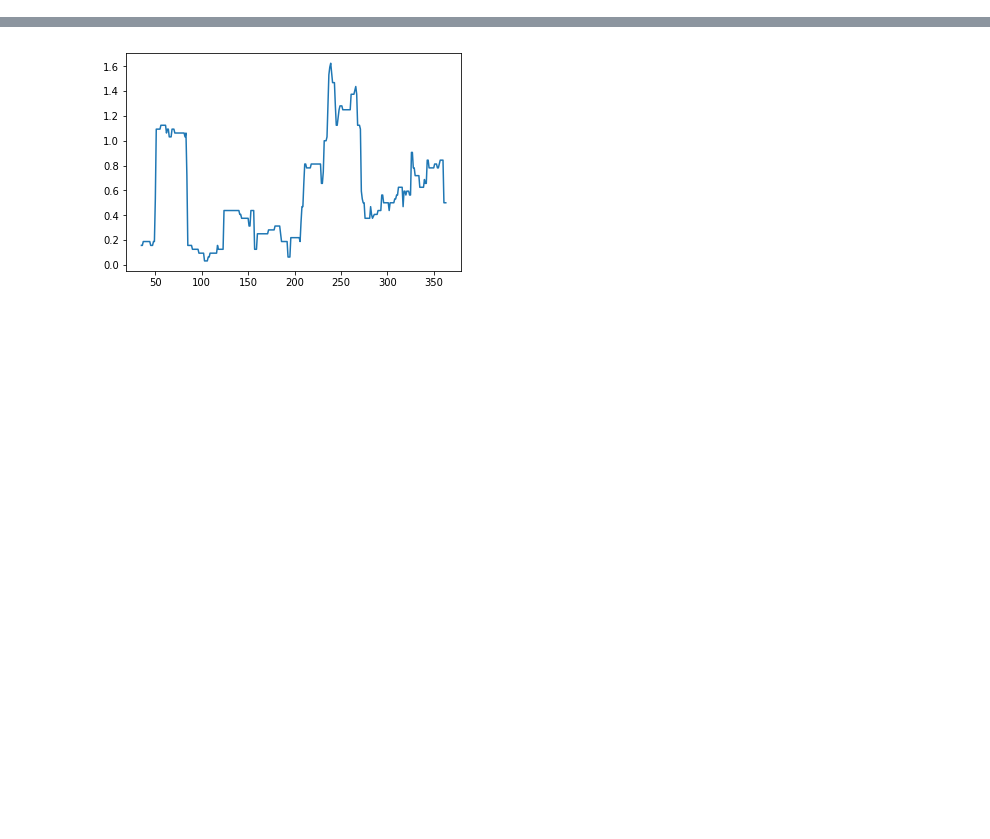
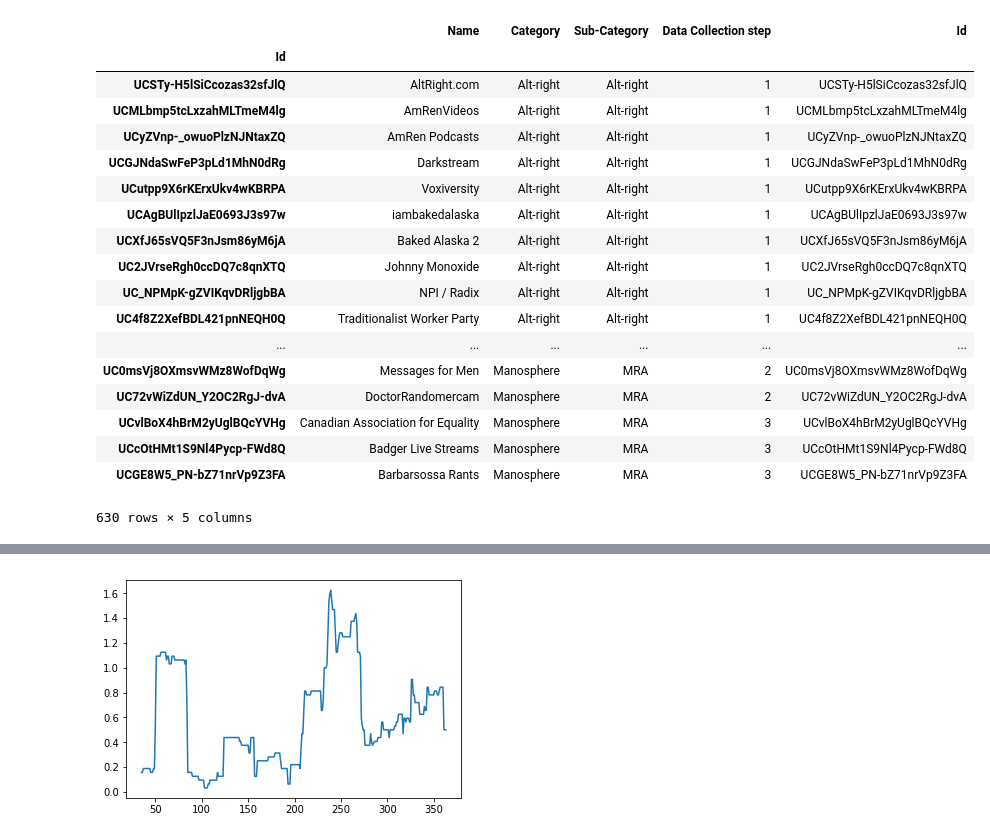
Before and after one commit to EwertonDCSilv/radicalization_data_collection, a Jupyter notebook: youtube_tools/initial_analysis.ipynb, the cells around one changed output, grey strips where cells are left out. Cells and saved outputs as stored; diff of their text form; code cells hidden in the pictures; blank space fills up the shorter version.

```diff
--- a/youtube_tools/initial_analysis.ipynb
+++ b/youtube_tools/initial_analysis.ipynb
@@ -18,3 +18,25 @@ cate_dict = tmp["category"]
+# %%
+df_channels
+# %% [output]
+|  | Name | Category | Sub-Category | Data Collection step | Id |
+| Id |  |  |  |  |  |
+| UCSTy-H5lSiCcozas32sfJlQ | AltRight.com | Alt-right | Alt-right | 1 | UCSTy-H5lSiCcozas32sfJlQ |
+| UCMLbmp5tcLxzahMLTmeM4lg | AmRenVideos | Alt-right | Alt-right | 1 | UCMLbmp5tcLxzahMLTmeM4lg |
+| UCyZVnp-_owuoPlzNJNtaxZQ | AmRen Podcasts | Alt-right | Alt-right | 1 | UCyZVnp-_owuoPlzNJNtaxZQ |
+| UCGJNdaSwFeP3pLd1MhN0dRg | Darkstream | Alt-right | Alt-right | 1 | UCGJNdaSwFeP3pLd1MhN0dRg |
+| UCutpp9X6rKErxUkv4wKBRPA | Voxiversity | Alt-right | Alt-right | 1 | UCutpp9X6rKErxUkv4wKBRPA |
+| UCAgBUlIpzlJaE0693J3s97w | iambakedalaska | Alt-right | Alt-right | 1 | UCAgBUlIpzlJaE0693J3s97w |
+| UCXfJ65sVQ5F3nJsm86yM6jA | Baked Alaska 2 | Alt-right | Alt-right | 1 | UCXfJ65sVQ5F3nJsm86yM6jA |
+| UC2JVrseRgh0ccDQ7c8qnXTQ | Johnny Monoxide | Alt-right | Alt-right | 1 | UC2JVrseRgh0ccDQ7c8qnXTQ |
+| UC_NPMpK-gZVIKqvDRljgbBA | NPI / Radix | Alt-right | Alt-right | 1 | UC_NPMpK-gZVIKqvDRljgbBA |
+| UC4f8Z2XefBDL421pnNEQH0Q | Traditionalist Worker Party | Alt-right | Alt-right | 1 | UC4f8Z2XefBDL421pnNEQH0Q |
+| ... | ... | ... | ... | ... | ... |
+| UC0msVj8OXmsvWMz8WofDqWg | Messages for Men | Manosphere | MRA | 2 | UC0msVj8OXmsvWMz8WofDqWg |
+| UC72vWiZdUN_Y2OC2RgJ-dvA | DoctorRandomercam | Manosphere | MRA | 2 | UC72vWiZdUN_Y2OC2RgJ-dvA |
+| UCvlBoX4hBrM2yUglBQcYVHg | Canadian Association for Equality | Manosphere | MRA | 3 | UCvlBoX4hBrM2yUglBQcYVHg |
+| UCcOtHMt1S9Nl4Pycp-FWd8Q | Badger Live Streams | Manosphere | MRA | 3 | UCcOtHMt1S9Nl4Pycp-FWd8Q |
+| UCGE8W5_PN-bZ71nrVp9Z3FA | Barbarsossa Rants | Manosphere | MRA | 3 | UCGE8W5_PN-bZ71nrVp9Z3FA |
+630 rows × 5 columns
 # %%
 df_final = None
 
```
Also changed, not shown: parts of 3 cells of this notebook, 12 other files.
